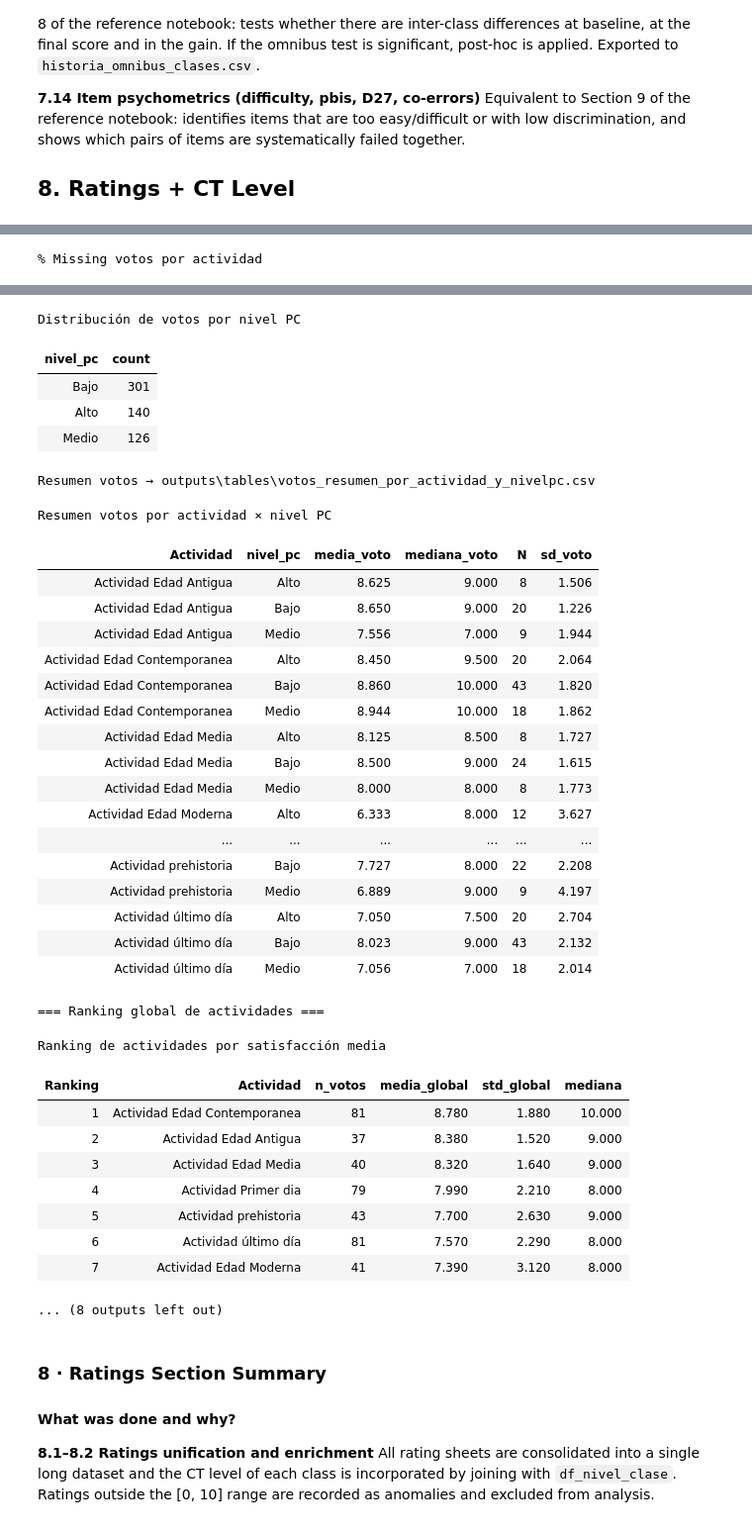
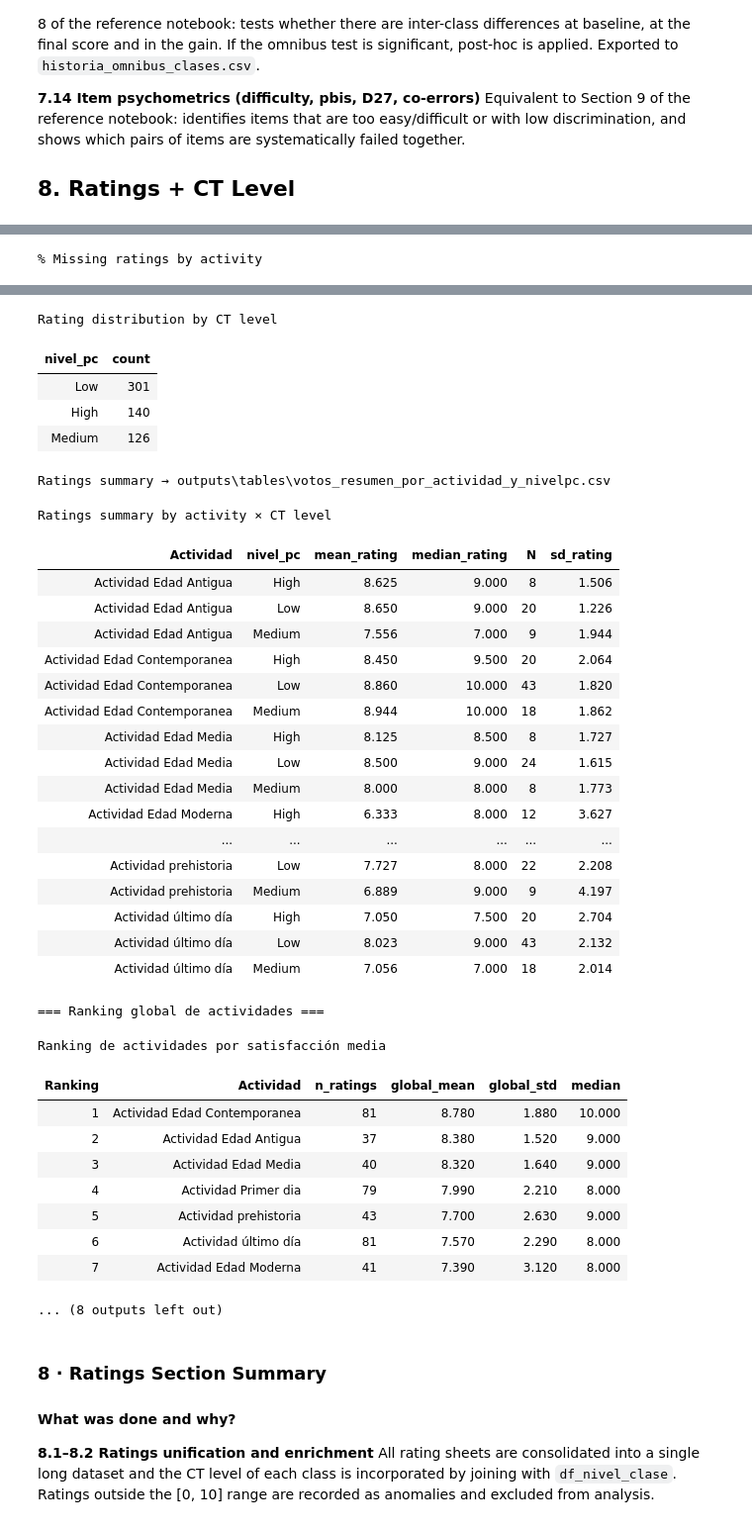
Before and after one commit to FernandoMM13/PC_History_Analysis_EN, a Jupyter notebook: PC_History_Analysis_EN.ipynb, the cells around one changed output, grey strips where cells are left out. Shown at 99% size. Cells and saved outputs as stored; diff of their text form; code cells hidden in the pictures.

```diff
--- a/PC_History_Analysis_EN.ipynb
+++ b/PC_History_Analysis_EN.ipynb
@@ -603,27 +603,30 @@ spec_clean = df_spec.copy()
 spec_clean["Item_num"] = spec_clean["Item"].str.extract(r"(\d+)").astype(int)
 spec_clean = spec_clean.sort_values("Item_num").reset_index(drop=True)
 
-# — Por Tarea_requerida (Secuenciación / Completamiento / Depuración) —
+# — Por Tarea_requerida (Sequencing / Completion / Debugging) —
+_task_en = {"Secuenciación": "Sequencing", "Completamiento": "Completion", "Depuración": "Debugging"}
 tarea_pct_cols = []   # lista de columnas creadas para este análisis
-tareas = spec_clean["Required_Task"].str.strip().unique()
+tareas = spec_clean["Tarea_requerida"].str.strip().unique()
 for tarea in tareas:
     items_idx = spec_clean.loc[
-        spec_clean["Required_Task"].str.strip() == tarea, "Item_num"
+        spec_clean["Tarea_requerida"].str.strip() == tarea, "Item_num"
     ].tolist()
     cols_t = [pregunta_cols[i - 1] for i in items_idx if i - 1 < len(pregunta_cols)]
     if cols_t:
-        col_name = "pct_" + re.sub(r"\W+", "_", tarea.strip())
+        tarea_label = _task_en.get(tarea, re.sub(r"\W+", "_", tarea.strip()))
+        col_name = "pct_" + tarea_label
         df_pc[col_name] = df_pc[cols_t].apply(pd.to_numeric, errors="coerce").mean(axis=1)
         tarea_pct_cols.append(col_name)
 
-# — Por Concepto Computacional (Direcciones / Bucles / Condicionales / Funciones) —
+# — Por Concepto Computacional (Directions / Loops / Conditionals / Functions) —
+_concepto_en = {"Direcciones": "Directions", "Bucles": "Loops", "Condicionales": "Conditionals", "Funciones": "Functions"}
 concepto_pct_cols = []   # lista de columnas creadas para este análisis
-for concepto in ["Direcciones", "Bucles", "Condicionales", "Funciones"]:
-    mask_c = spec_clean[concepto].notna()
+for concepto_es, concepto_en in _concepto_en.items():
+    mask_c = spec_clean[concepto_es].notna()
     items_idx = spec_clean.loc[mask_c, "Item_num"].tolist()
     cols_c = [pregunta_cols[i - 1] for i in items_idx if i - 1 < len(pregunta_cols)]
     if cols_c:
-        col_name = f"pct_{concepto}"
+        col_name = f"pct_{concepto_en}"
         df_pc[col_name] = df_pc[cols_c].apply(pd.to_numeric, errors="coerce").mean(axis=1)
         concepto_pct_cols.append(col_name)
 
@@ -2555,6 +2578,9 @@ df_votes_all_list = []
 for sh_name, df_v in dfs_votes.items():
     df_v = df_v.copy()
     df_v.columns = [str(c).strip() for c in df_v.columns]
+    # Rename Spanish source column to English
+    if "Voto" in df_v.columns and "Rating" not in df_v.columns:
+        df_v = df_v.rename(columns={"Voto": "Rating"})
     if "Rating" in df_v.columns:
         df_v["Rating"] = ensure_numeric(df_v["Rating"], f"Voto/{sh_name}")
         out_range = df_v["Rating"].notna() & ~df_v["Rating"].between(0, 10)
@@ -2611,7 +2637,7 @@ display(style_table(df_votes_resumen, caption="Ratings summary by activity × CT
 ranking_actividades = (
     df_votes.dropna(subset=["Rating"])
     .groupby("Actividad")["Rating"]
-    .agg(n_votos="count", media_global="mean", std_global="std", mediana="median")
+    .agg(n_ratings="count", global_mean="mean", global_std="std", median="median")
     .sort_values("global_mean", ascending=False)
     .round(2)
     .reset_index()
@@ -2780,4 +2806,4 @@ else:
-% Missing votos por actividad
+% Missing ratings by activity
 | Actividad | pct_missing |
 | Actividad Edad Antigua | 54.321 |
 | Actividad Edad Contemporanea | 0.000 |
@@ -2796,30 +2822,30 @@ Votaciones con nivel_pc asignado: 567/567
-Distribución de votos por nivel PC
+Rating distribution by CT level
 | nivel_pc | count |
-| Bajo | 301 |
-| Alto | 140 |
-| Medio | 126 |
+| Low | 301 |
+| High | 140 |
+| Medium | 126 |
-Resumen votos → outputs\tables\votos_resumen_por_actividad_y_nivelpc.csv
+Ratings summary → outputs\tables\votos_resumen_por_actividad_y_nivelpc.csv
-Resumen votos por actividad × nivel PC
+Ratings summary by activity × CT level
-| Actividad | nivel_pc | media_voto | mediana_voto | N | sd_voto |
-| Actividad Edad Antigua | Alto | 8.625 | 9.000 | 8 | 1.506 |
-| Actividad Edad Antigua | Bajo | 8.650 | 9.000 | 20 | 1.226 |
-| Actividad Edad Antigua | Medio | 7.556 | 7.000 | 9 | 1.944 |
-| Actividad Edad Contemporanea | Alto | 8.450 | 9.500 | 20 | 2.064 |
-| Actividad Edad Contemporanea | Bajo | 8.860 | 10.000 | 43 | 1.820 |
-| Actividad Edad Contemporanea | Medio | 8.944 | 10.000 | 18 | 1.862 |
-| Actividad Edad Media | Alto | 8.125 | 8.500 | 8 | 1.727 |
-| Actividad Edad Media | Bajo | 8.500 | 9.000 | 24 | 1.615 |
-| Actividad Edad Media | Medio | 8.000 | 8.000 | 8 | 1.773 |
-| Actividad Edad Moderna | Alto | 6.333 | 8.000 | 12 | 3.627 |
+| Actividad | nivel_pc | mean_rating | median_rating | N | sd_rating |
+| Actividad Edad Antigua | High | 8.625 | 9.000 | 8 | 1.506 |
+| Actividad Edad Antigua | Low | 8.650 | 9.000 | 20 | 1.226 |
+| Actividad Edad Antigua | Medium | 7.556 | 7.000 | 9 | 1.944 |
+| Actividad Edad Contemporanea | High | 8.450 | 9.500 | 20 | 2.064 |
+| Actividad Edad Contemporanea | Low | 8.860 | 10.000 | 43 | 1.820 |
+| Actividad Edad Contemporanea | Medium | 8.944 | 10.000 | 18 | 1.862 |
+| Actividad Edad Media | High | 8.125 | 8.500 | 8 | 1.727 |
+| Actividad Edad Media | Low | 8.500 | 9.000 | 24 | 1.615 |
+| Actividad Edad Media | Medium | 8.000 | 8.000 | 8 | 1.773 |
+| Actividad Edad Moderna | High | 6.333 | 8.000 | 12 | 3.627 |
 | ... | ... | ... | ... | ... | ... |
-| Actividad prehistoria | Bajo | 7.727 | 8.000 | 22 | 2.208 |
-| Actividad prehistoria | Medio | 6.889 | 9.000 | 9 | 4.197 |
-| Actividad último día | Alto | 7.050 | 7.500 | 20 | 2.704 |
-| Actividad último día | Bajo | 8.023 | 9.000 | 43 | 2.132 |
-| Actividad último día | Medio | 7.056 | 7.000 | 18 | 2.014 |
+| Actividad prehistoria | Low | 7.727 | 8.000 | 22 | 2.208 |
+| Actividad prehistoria | Medium | 6.889 | 9.000 | 9 | 4.197 |
+| Actividad último día | High | 7.050 | 7.500 | 20 | 2.704 |
+| Actividad último día | Low | 8.023 | 9.000 | 43 | 2.132 |
+| Actividad último día | Medium | 7.056 | 7.000 | 18 | 2.014 |
 === Ranking global de actividades ===
 Ranking de actividades por satisfacción media
-| Ranking | Actividad | n_votos | media_global | std_global | mediana |
+| Ranking | Actividad | n_ratings | global_mean | global_std | median |
 | 1 | Actividad Edad Contemporanea | 81 | 8.780 | 1.880 | 10.000 |
 | 2 | Actividad Edad Antigua | 37 | 8.380 | 1.520 | 9.000 |
 | 3 | Actividad Edad Media | 40 | 8.320 | 1.640 | 9.000 |
```
Also changed, not shown: parts of 12 cells of this notebook, 32 other files.
